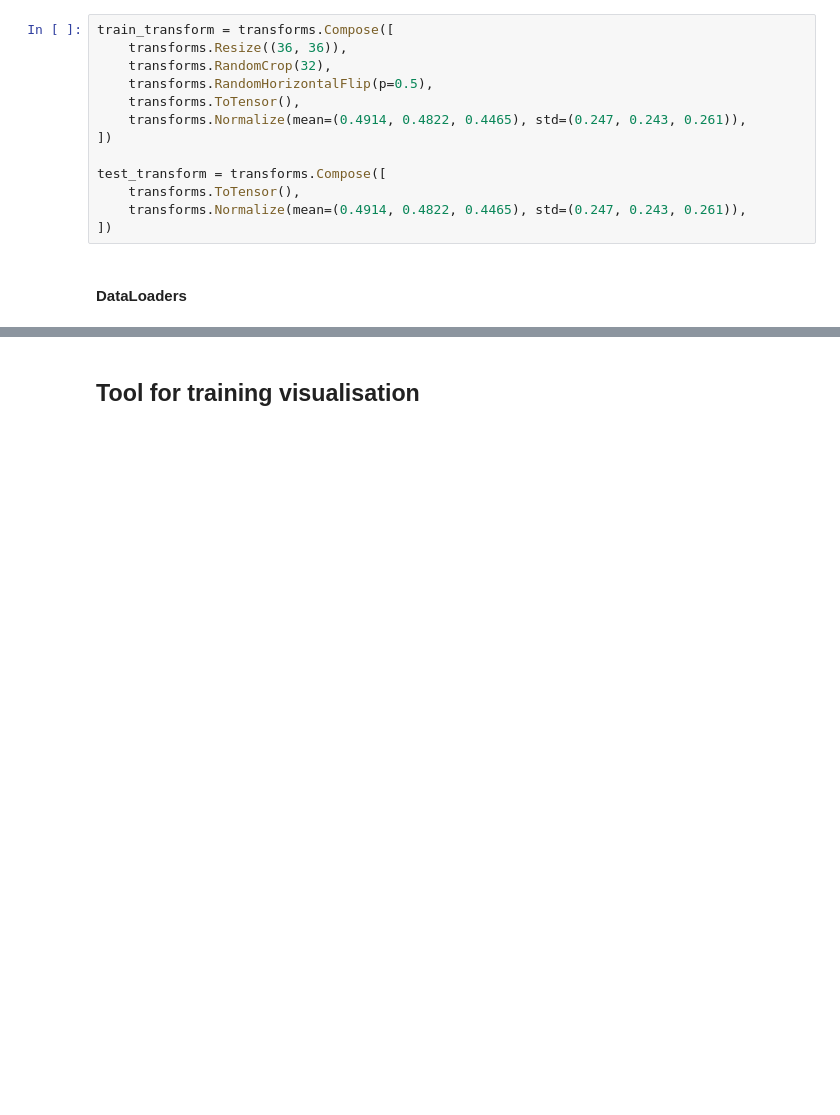
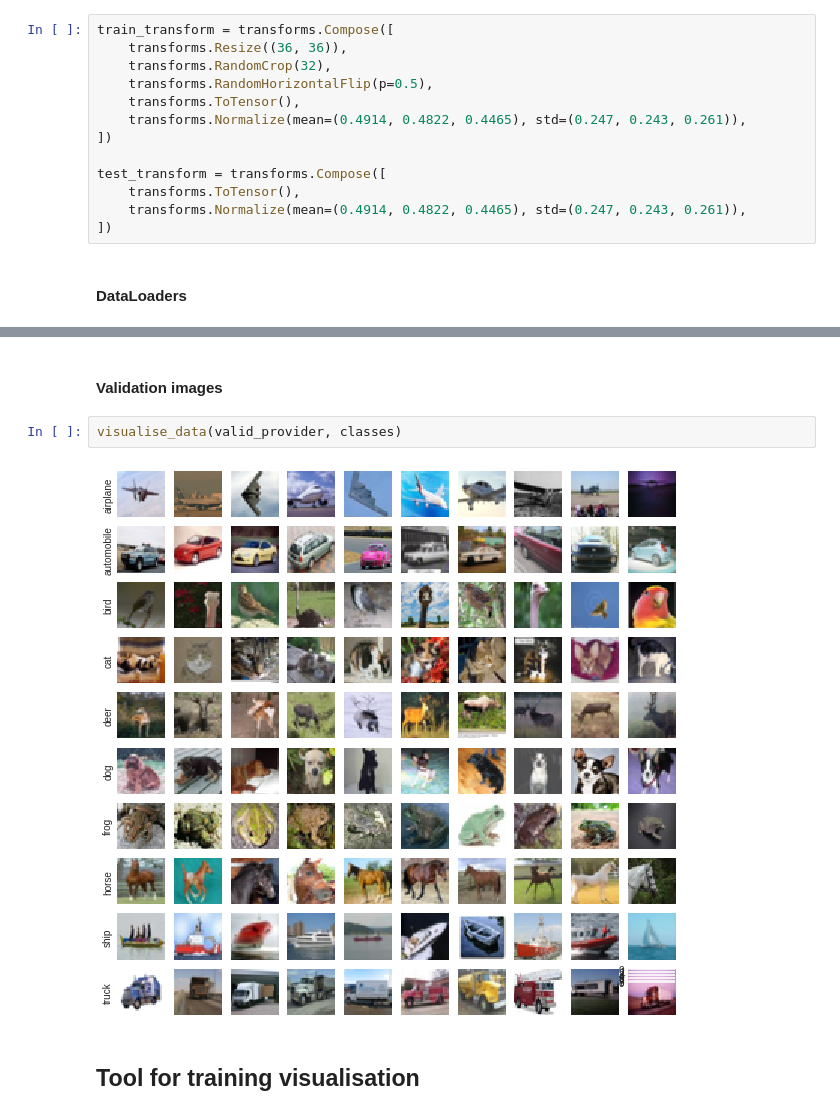
Before and after one commit to bpaszko/MGU-conv, a Jupyter notebook: notebooks/1-bp-playground.ipynb, the cells around one changed output, grey strips where cells are left out. Cells and saved outputs as stored; diff of their text form; blank space fills up the shorter version.

```diff
--- a/notebooks/1-bp-playground.ipynb
+++ b/notebooks/1-bp-playground.ipynb
@@ -178,3 +166,9 @@ dataloaders = {
+# %% [markdown]
+#### Validation images
+# %%
+visualise_data(valid_provider, classes)
+# %% [output]
+[figure, added]
 # %% [markdown]
 ## Tool for training visualisation
 # %%
```
Also changed, not shown: parts of 44 cells of this notebook.
